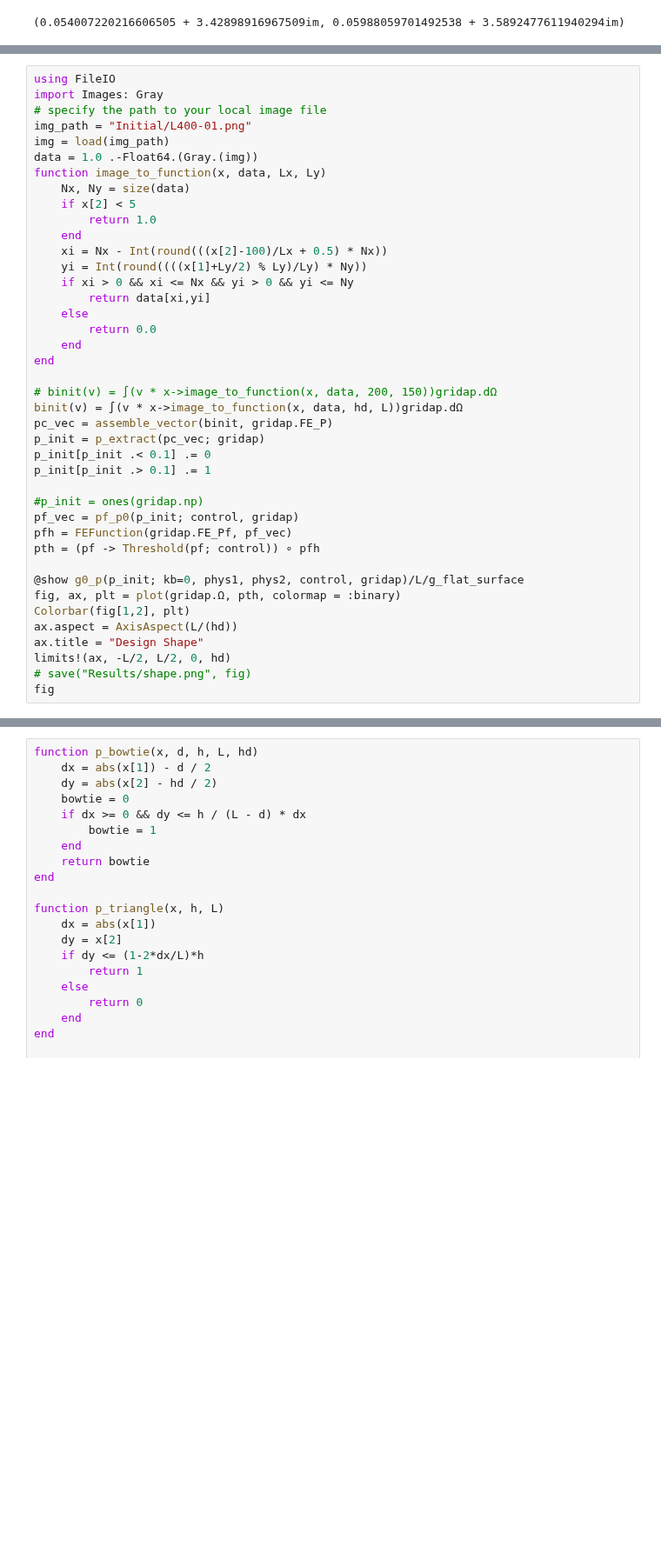
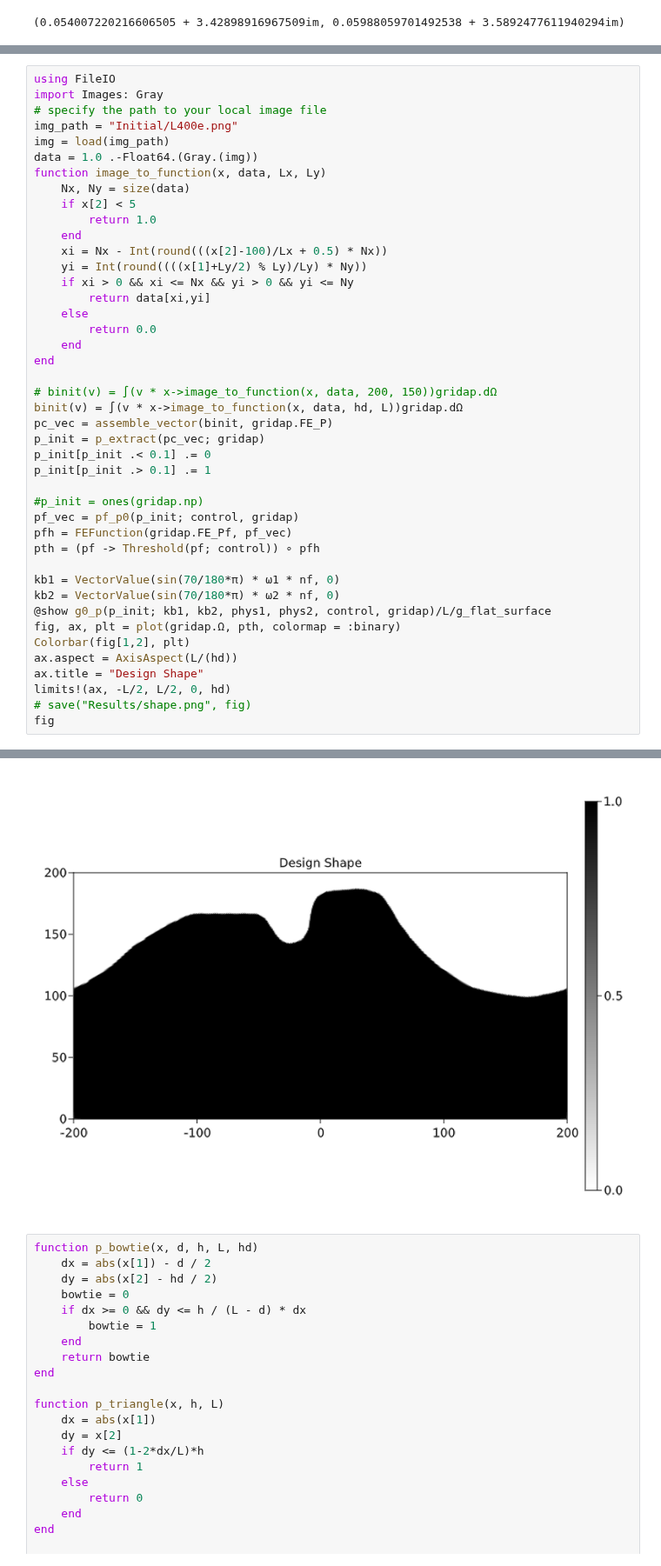
Before and after one commit to WenjieYao/RamanInFluid, a Jupyter notebook: Main.ipynb, the cells around one changed output, grey strips where cells are left out. Shown at 87% size. Drawn from its saved outputs; the diff is of its cells as text; blank space fills up the shorter version.

```diff
--- a/Main.ipynb
+++ b/Main.ipynb
@@ -151,7 +151,7 @@ GridapParameters(UnconstrainedFESpace(), UnconstrainedFESpace(), UnconstrainedFE
 using FileIO
 import Images: Gray
 # specify the path to your local image file
-img_path = "Initial/L400-01.png"
+img_path = "Initial/L400e.png"
 img = load(img_path)
 data = 1.0 .-Float64.(Gray.(img))
 function image_to_function(x, data, Lx, Ly)
@@ -180,7 +180,9 @@ pf_vec = pf_p0(p_init; control, gridap)
 pfh = FEFunction(gridap.FE_Pf, pf_vec)
 pth = (pf -> Threshold(pf; control)) ∘ pfh
 
-@show g0_p(p_init; kb=0, phys1, phys2, control, gridap)/L/g_flat_surface
+kb1 = VectorValue(sin(70/180*π) * ω1 * nf, 0)
+kb2 = VectorValue(sin(70/180*π) * ω2 * nf, 0)
+@show g0_p(p_init; kb1, kb2, phys1, phys2, control, gridap)/L/g_flat_surface
 fig, ax, plt = plot(gridap.Ω, pth, colormap = :binary)
 Colorbar(fig[1,2], plt)
 ax.aspect = AxisAspect(L/(hd))
@@ -188,3 +190,4 @@ ax.title = "Design Shape"
 limits!(ax, -L/2, L/2, 0, hd)
 # save("Results/shape.png", fig)
 fig
+# %% [output]
@@ -191,3 +195,4 @@ fig
+[figure, added]
 # %%
 function p_bowtie(x, d, h, L, hd)
     dx = abs(x[1]) - d / 2
```
Also changed, not shown: parts of 7 cells of this notebook, 29 other files.
